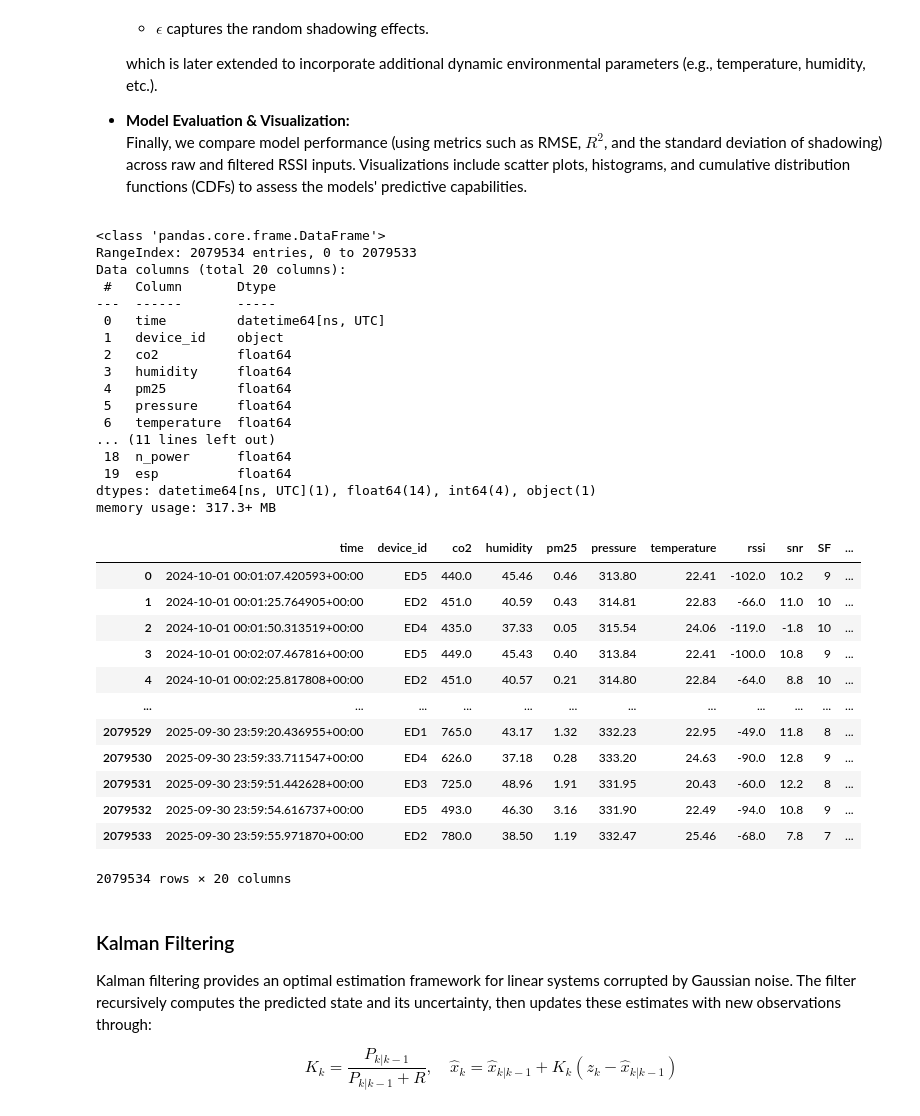
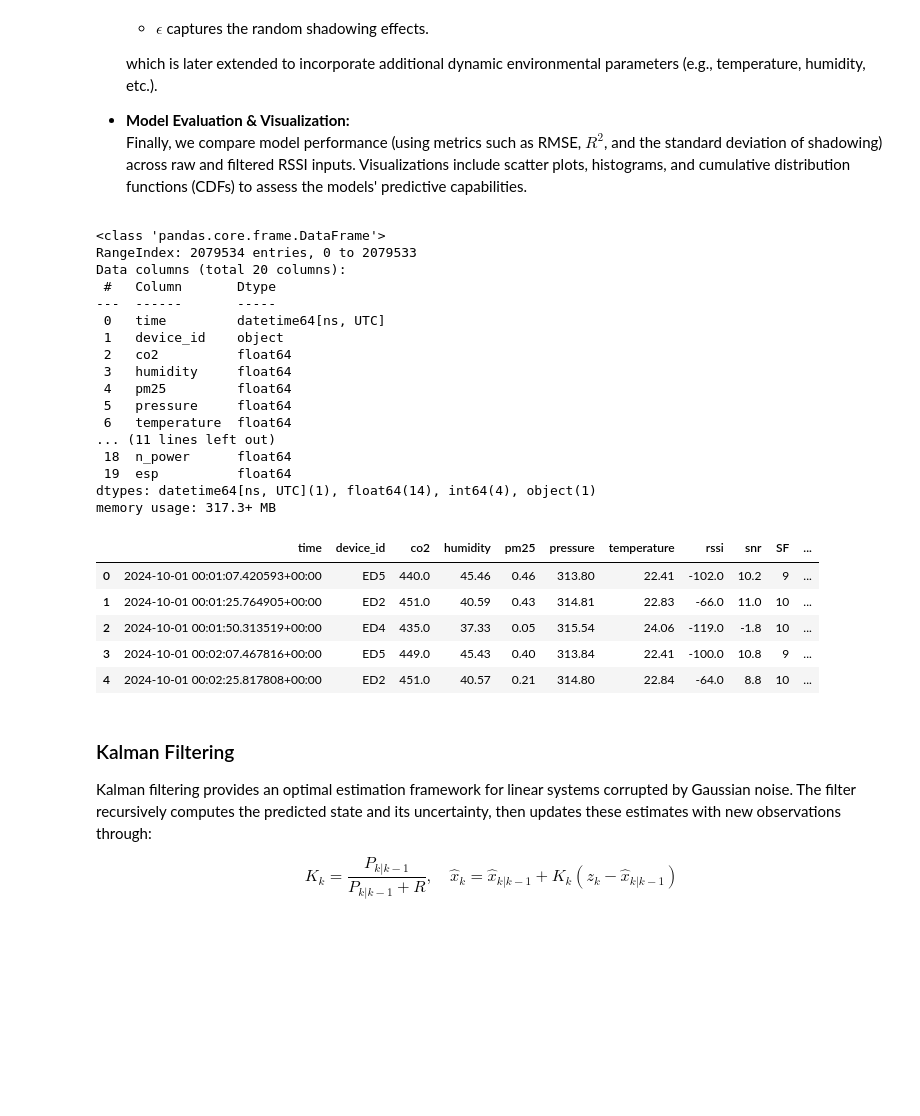
Before and after one commit to nahshonmokua/EnviKal-Loc, a Jupyter notebook: 02_Distance_Estimation.ipynb, the cells around one changed output. Saved outputs shown, nothing was run; the diff lists cells and outputs as text; code cells hidden in the pictures; blank space fills up the shorter version.

```diff
--- a/02_Distance_Estimation.ipynb
+++ b/02_Distance_Estimation.ipynb
@@ -83,40 +74,33 @@ sns.set_context("talk", font_scale=0.9)
 # %%
 # Load data and convert time column
 df = pd.read_csv('../all_data_files/cleaned_dataset_per_device.csv')
 df['time'] = pd.to_datetime(df['time'])
 df.info()
-df
+df.head()
 # %% [output]
 <class 'pandas.core.frame.DataFrame'>
 RangeIndex: 2079534 entries, 0 to 2079533
 Data columns (total 20 columns):
  #   Column       Dtype
 ---  ------       -----
  0   time         datetime64[ns, UTC]
  1   device_id    object
  2   co2          float64
  3   humidity     float64
  4   pm25         float64
  5   pressure     float64
  6   temperature  float64
 ... (11 lines left out)
  18  n_power      float64
  19  esp          float64
 dtypes: datetime64[ns, UTC](1), float64(14), int64(4), object(1)
 memory usage: 317.3+ MB
 |  | time | device_id | co2 | humidity | pm25 | pressure | temperature | rssi | snr | SF | ... |
 | 0 | 2024-10-01 00:01:07.420593+00:00 | ED5 | 440.0 | 45.46 | 0.46 | 313.80 | 22.41 | -102.0 | 10.2 | 9 | ... |
 | 1 | 2024-10-01 00:01:25.764905+00:00 | ED2 | 451.0 | 40.59 | 0.43 | 314.81 | 22.83 | -66.0 | 11.0 | 10 | ... |
 | 2 | 2024-10-01 00:01:50.313519+00:00 | ED4 | 435.0 | 37.33 | 0.05 | 315.54 | 24.06 | -119.0 | -1.8 | 10 | ... |
 | 3 | 2024-10-01 00:02:07.467816+00:00 | ED5 | 449.0 | 45.43 | 0.40 | 313.84 | 22.41 | -100.0 | 10.8 | 9 | ... |
 | 4 | 2024-10-01 00:02:25.817808+00:00 | ED2 | 451.0 | 40.57 | 0.21 | 314.80 | 22.84 | -64.0 | 8.8 | 10 | ... |
-| ... | ... | ... | ... | ... | ... | ... | ... | ... | ... | ... | ... |
-| 2079529 | 2025-09-30 23:59:20.436955+00:00 | ED1 | 765.0 | 43.17 | 1.32 | 332.23 | 22.95 | -49.0 | 11.8 | 8 | ... |
-| 2079530 | 2025-09-30 23:59:33.711547+00:00 | ED4 | 626.0 | 37.18 | 0.28 | 333.20 | 24.63 | -90.0 | 12.8 | 9 | ... |
-| 2079531 | 2025-09-30 23:59:51.442628+00:00 | ED3 | 725.0 | 48.96 | 1.91 | 331.95 | 20.43 | -60.0 | 12.2 | 8 | ... |
-| 2079532 | 2025-09-30 23:59:54.616737+00:00 | ED5 | 493.0 | 46.30 | 3.16 | 331.90 | 22.49 | -94.0 | 10.8 | 9 | ... |
-| 2079533 | 2025-09-30 23:59:55.971870+00:00 | ED2 | 780.0 | 38.50 | 1.19 | 332.47 | 25.46 | -68.0 | 7.8 | 7 | ... |
-2079534 rows × 20 columns
 # %%
 # 80-20 stratified train-test split ensuring all 6 devices are included in both sets
 train_df, test_df = train_test_split(df, test_size=0.2, stratify=df['device_id'], random_state=200)
```
Also changed, not shown: parts of 26 cells of this notebook.
